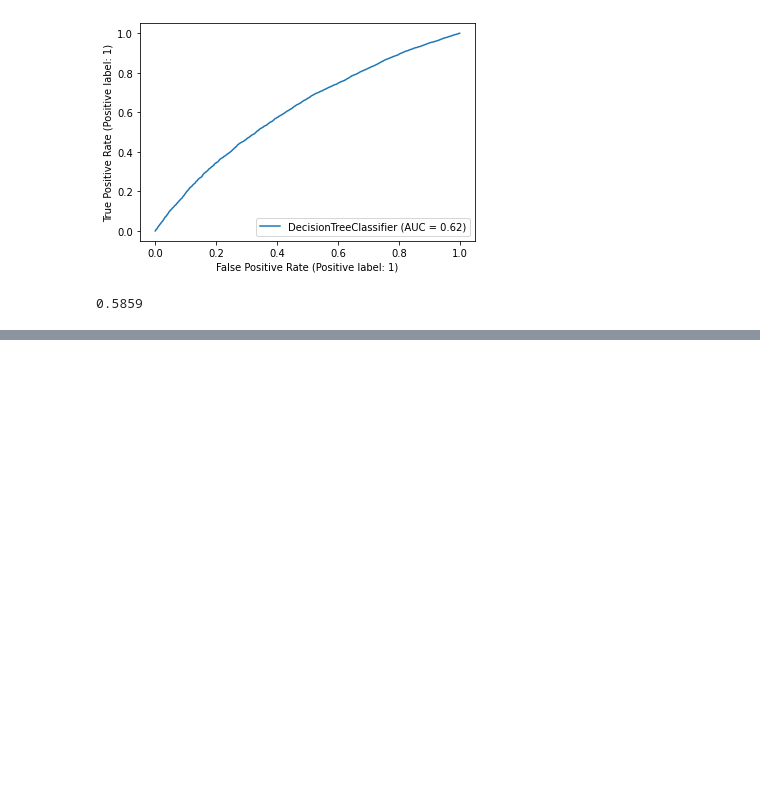
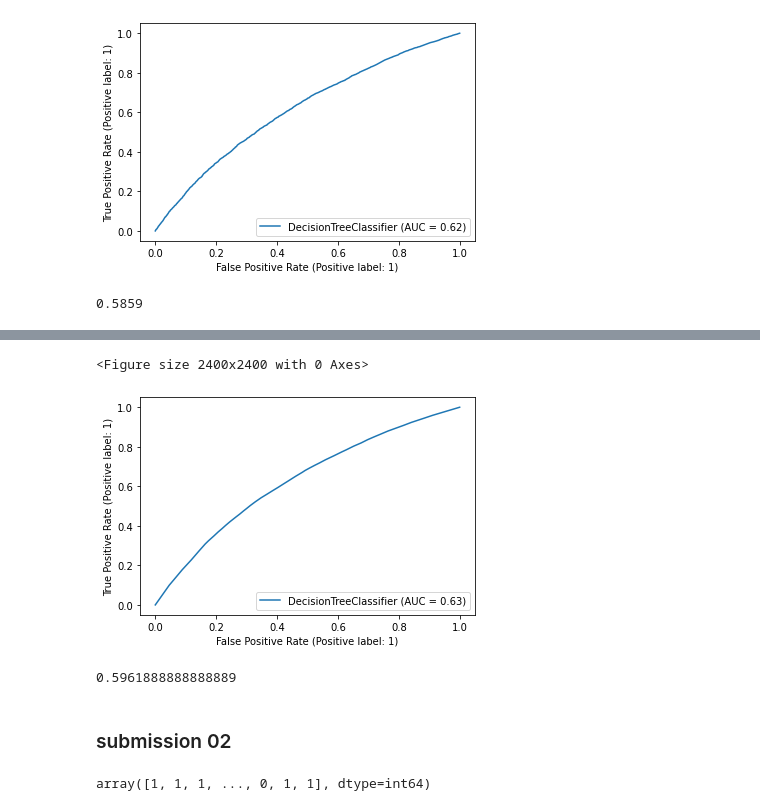
Before and after one commit to ashen007/Tabular-series-Nov-2021, a Jupyter notebook: models/baseline.ipynb, the cells around one changed output, grey strips where cells are left out. Drawn from its saved outputs; the diff is of its cells as text; code cells hidden in the pictures; blank space fills up the shorter version.

```diff
--- a/models/baseline.ipynb
+++ b/models/baseline.ipynb
@@ -354,0 +418,18 @@ RGS_DT.get_params()
+# %%
+plt.figure(figsize=[8, 8], dpi=300)
+RocCurveDisplay.from_estimator(tree_dt, tb_f_testX, tb_f_testY)
+plt.show()
+# %% [output]
+<Figure size 2400x2400 with 0 Axes>
+[figure, added]
+# %%
+tree_dt.score(tb_f_testX, tb_f_testY)
+# %% [output]
+0.5961888888888889
+# %% [markdown]
+### submission 02
+# %%
+tree_predictions = tree_dt.predict(trans_data)
+tree_predictions
+# %% [output]
+array([1, 1, 1, ..., 0, 1, 1], dtype=int64)
```
Also changed, not shown: parts of 10 cells of this notebook.
